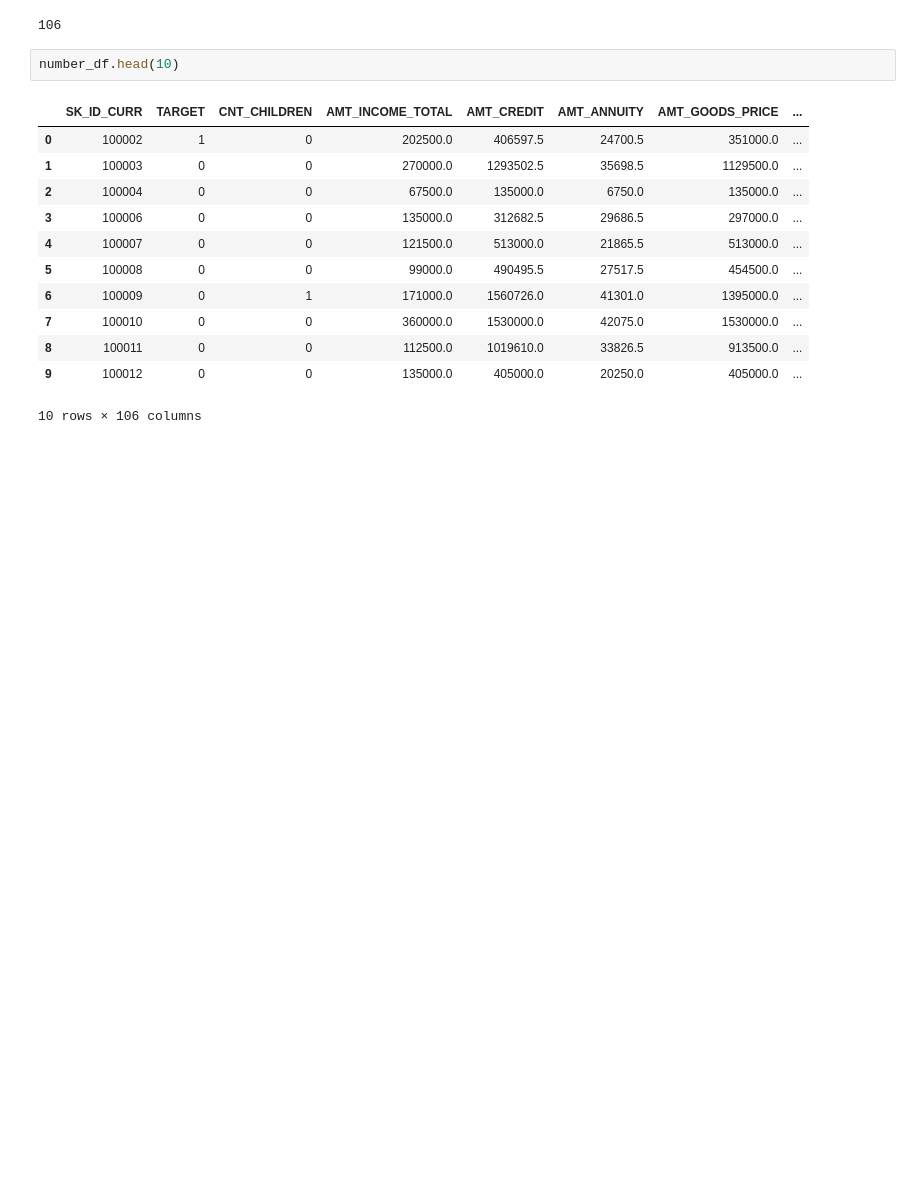
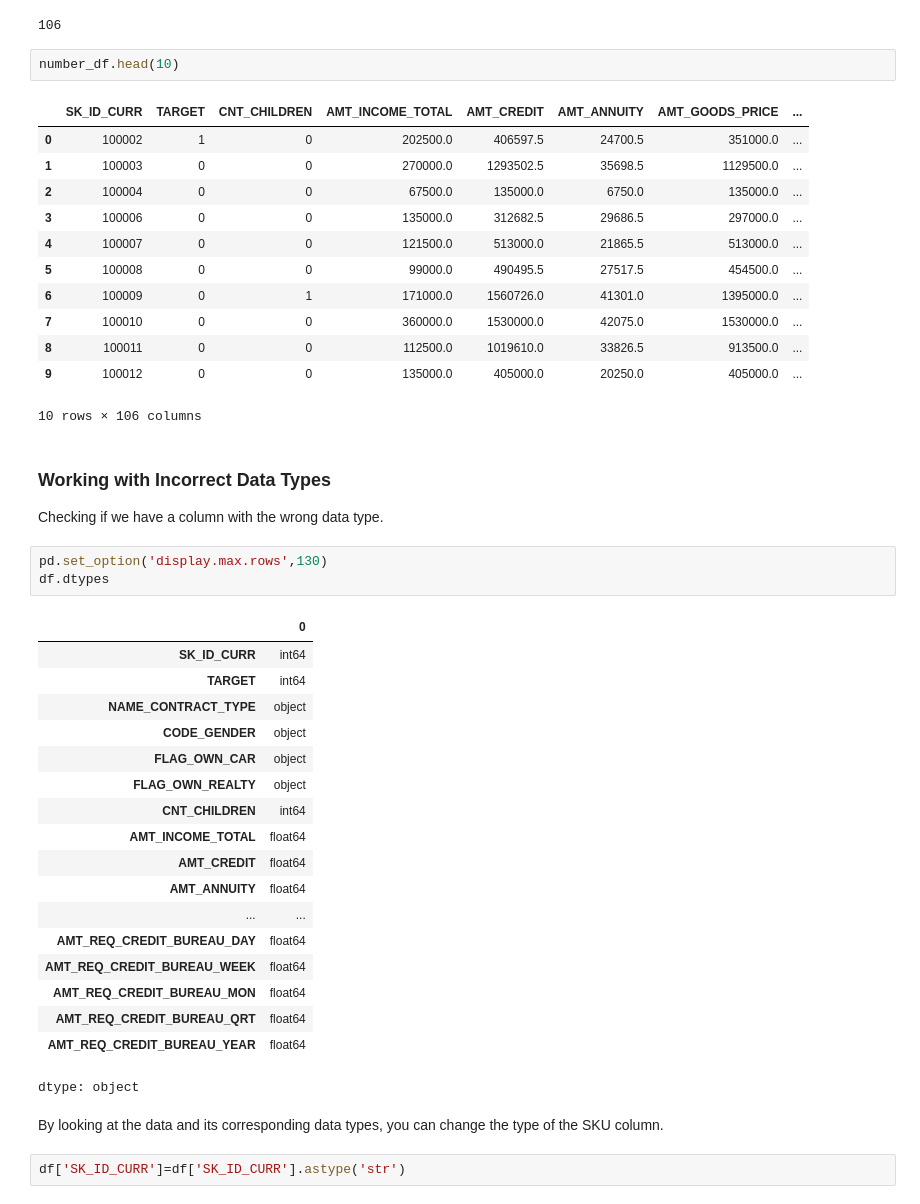
Before and after one commit to KharchenkoAnastasia/credit-default-risk-analysis, a Jupyter notebook: Home_Credit_Default_Risk.ipynb, the cells around one changed output. Cells and saved outputs as stored; diff of their text form; blank space fills up the shorter version.

Commit message:
Home_Credit_Default_Risk

```diff
--- a/Home_Credit_Default_Risk.ipynb
+++ b/Home_Credit_Default_Risk.ipynb
@@ -117,3 +117,33 @@ number_df.head(10)
 | 8 | 100011 | 0 | 0 | 112500.0 | 1019610.0 | 33826.5 | 913500.0 | ... |
 | 9 | 100012 | 0 | 0 | 135000.0 | 405000.0 | 20250.0 | 405000.0 | ... |
 10 rows × 106 columns
+# %% [markdown]
+### **Working with Incorrect Data Types**
+
+Checking if we have a column with the wrong data type.
+# %%
+pd.set_option('display.max.rows',130)
+df.dtypes
+# %% [output]
+|  | 0 |
+| SK_ID_CURR | int64 |
+| TARGET | int64 |
+| NAME_CONTRACT_TYPE | object |
+| CODE_GENDER | object |
+| FLAG_OWN_CAR | object |
+| FLAG_OWN_REALTY | object |
+| CNT_CHILDREN | int64 |
+| AMT_INCOME_TOTAL | float64 |
+| AMT_CREDIT | float64 |
+| AMT_ANNUITY | float64 |
+| ... | ... |
+| AMT_REQ_CREDIT_BUREAU_DAY | float64 |
+| AMT_REQ_CREDIT_BUREAU_WEEK | float64 |
+| AMT_REQ_CREDIT_BUREAU_MON | float64 |
+| AMT_REQ_CREDIT_BUREAU_QRT | float64 |
+| AMT_REQ_CREDIT_BUREAU_YEAR | float64 |
+dtype: object
+# %% [markdown]
+By looking at the data and its corresponding data types, you can change the type of the SKU column.
+# %%
+df['SK_ID_CURR']=df['SK_ID_CURR'].astype('str')
```
Also changed, not shown: parts of 1 cell of this notebook.
